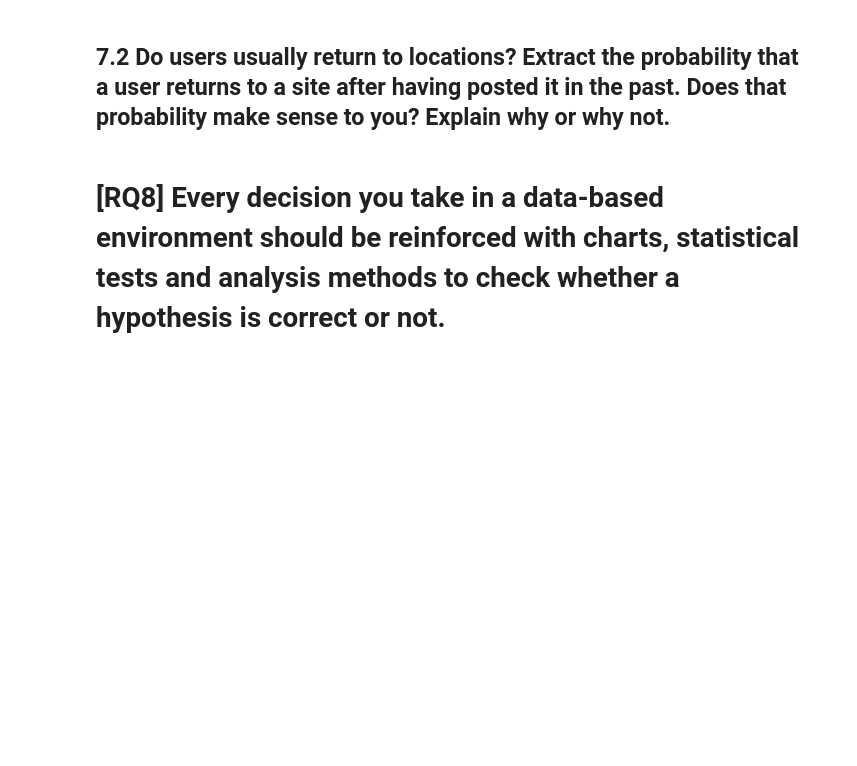
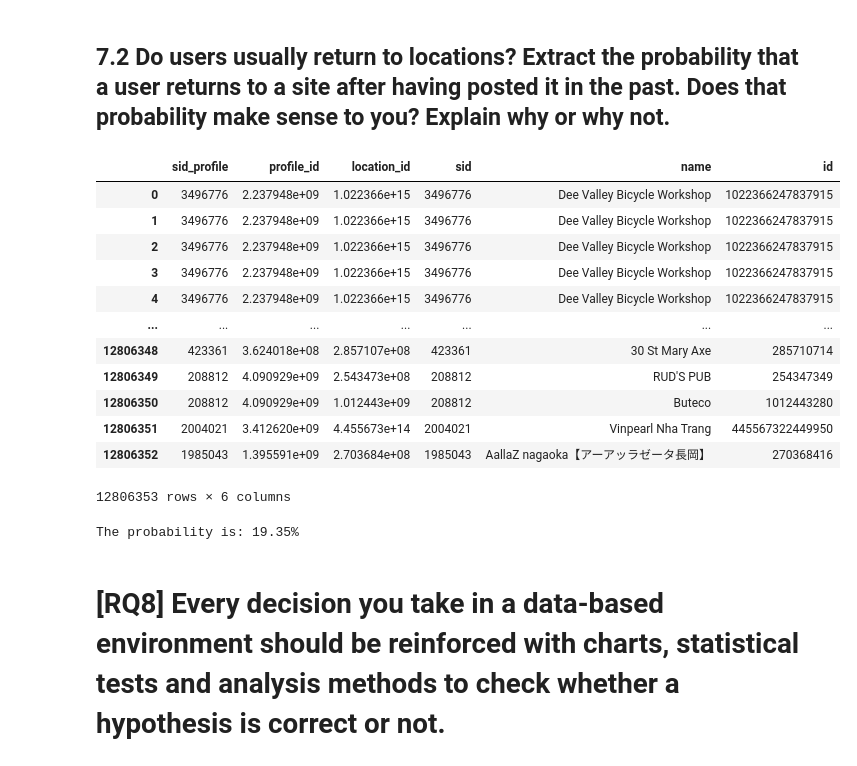
Before and after one commit to Sciok2000/ADM-2022-Homework2, a Jupyter notebook: HW_2.ipynb, the cells around one changed output. Cells and saved outputs as stored; diff of their text form; code cells hidden in the pictures; blank space fills up the shorter version.

```diff
--- a/HW_2.ipynb
+++ b/HW_2.ipynb
@@ -15,3 +15,3 @@ df_profiles = dt.fread(r"C:\Users\elisa\Desktop\HW_2\instagram_profiles.csv", se
 # %%
-df_locations = dt.fread(r"C:\Users\elisa\Desktop\HW_2\instagram_locations.csv", sep= '\t' ).to_pandas()
+df_locations = dt.fread(r"instagram_locations.csv", sep= '\t' ).to_pandas()
 # %%
@@ -716,5 +762,33 @@ average number of followers: 58749283
 # %% [markdown]
 ## 7.2 Do users usually return to locations? Extract the probability that a user returns to a site after having posted it in the past. Does that probability make sense to you? Explain why or why not.
+# %%
+df_posts_R72 = df_posts[['sid_profile','profile_id','location_id']]
+df_profiles_R72 = df_profiles[['sid']]
+df_R72 = pd.merge(df_posts_R72,df_profiles_R72, left_on="sid_profile", right_on = 'sid')
+df_loc = df_locations[['name','id']]
+
+df_valid_locations = pd.merge(df_R72, df_loc, left_on = 'location_id', right_on = 'id')
+df_valid_locations
+# %% [output]
+|  | sid_profile | profile_id | location_id | sid | name | id |
+| 0 | 3496776 | 2.237948e+09 | 1.022366e+15 | 3496776 | Dee Valley Bicycle Workshop | 1022366247837915 |
+| 1 | 3496776 | 2.237948e+09 | 1.022366e+15 | 3496776 | Dee Valley Bicycle Workshop | 1022366247837915 |
+| 2 | 3496776 | 2.237948e+09 | 1.022366e+15 | 3496776 | Dee Valley Bicycle Workshop | 1022366247837915 |
+| 3 | 3496776 | 2.237948e+09 | 1.022366e+15 | 3496776 | Dee Valley Bicycle Workshop | 1022366247837915 |
+| 4 | 3496776 | 2.237948e+09 | 1.022366e+15 | 3496776 | Dee Valley Bicycle Workshop | 1022366247837915 |
+| ... | ... | ... | ... | ... | ... | ... |
+| 12806348 | 423361 | 3.624018e+08 | 2.857107e+08 | 423361 | 30 St Mary Axe | 285710714 |
+| 12806349 | 208812 | 4.090929e+09 | 2.543473e+08 | 208812 | RUD'S PUB | 254347349 |
+| 12806350 | 208812 | 4.090929e+09 | 1.012443e+09 | 208812 | Buteco | 1012443280 |
+| 12806351 | 2004021 | 3.412620e+09 | 4.455673e+14 | 2004021 | Vinpearl Nha Trang | 445567322449950 |
+| 12806352 | 1985043 | 1.395591e+09 | 2.703684e+08 | 1985043 | AallaZ nagaoka【アーアッラゼータ長岡】 | 270368416 |
+12806353 rows × 6 columns
+# %%
+n_loc = df_valid_locations.groupby(['name', 'profile_id']).size().to_frame(name = 'times').reset_index()
+prob = len(n_loc[n_loc.times>1].index)/len(n_loc.index)
+print("The probability is: " +str(round(prob,4)*100) + '%')
+# %% [output]
+The probability is: 19.35%
 # %% [markdown]
 # [RQ8] Every decision you take in a data-based environment should be reinforced with charts, statistical tests and analysis methods to check whether a hypothesis is correct or not.
 # %%
```
Also changed, not shown: parts of 33 cells of this notebook.
